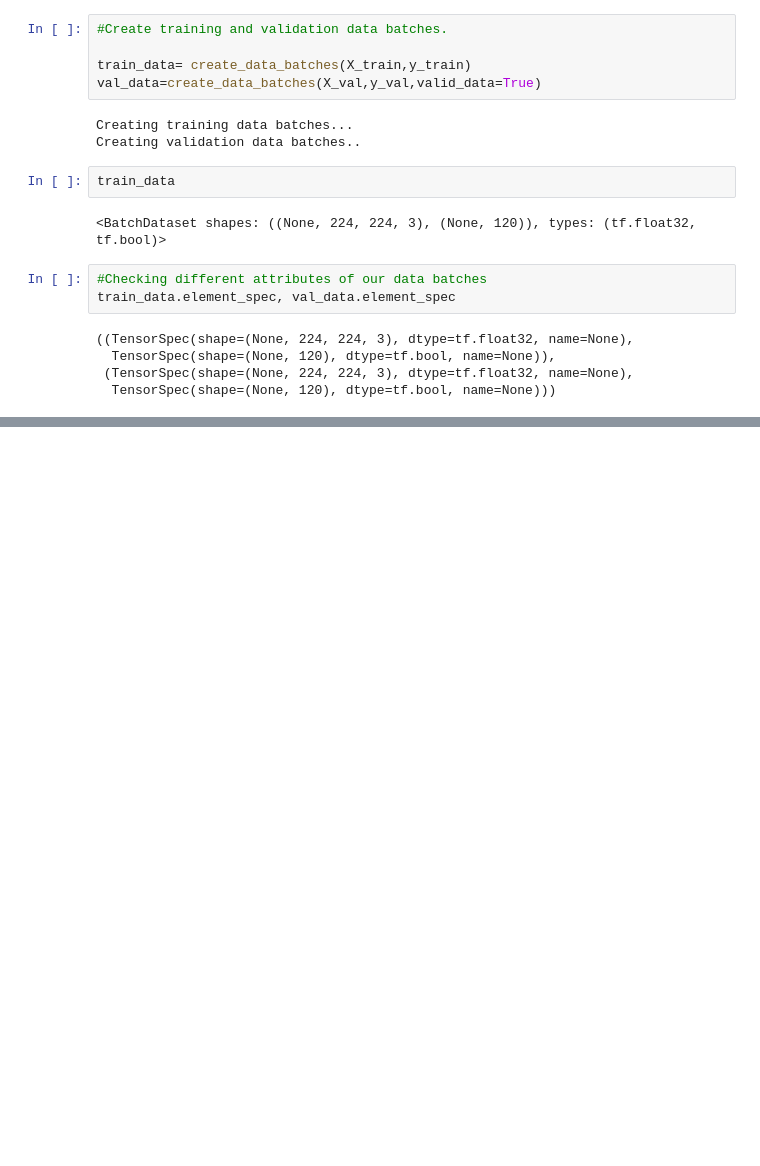
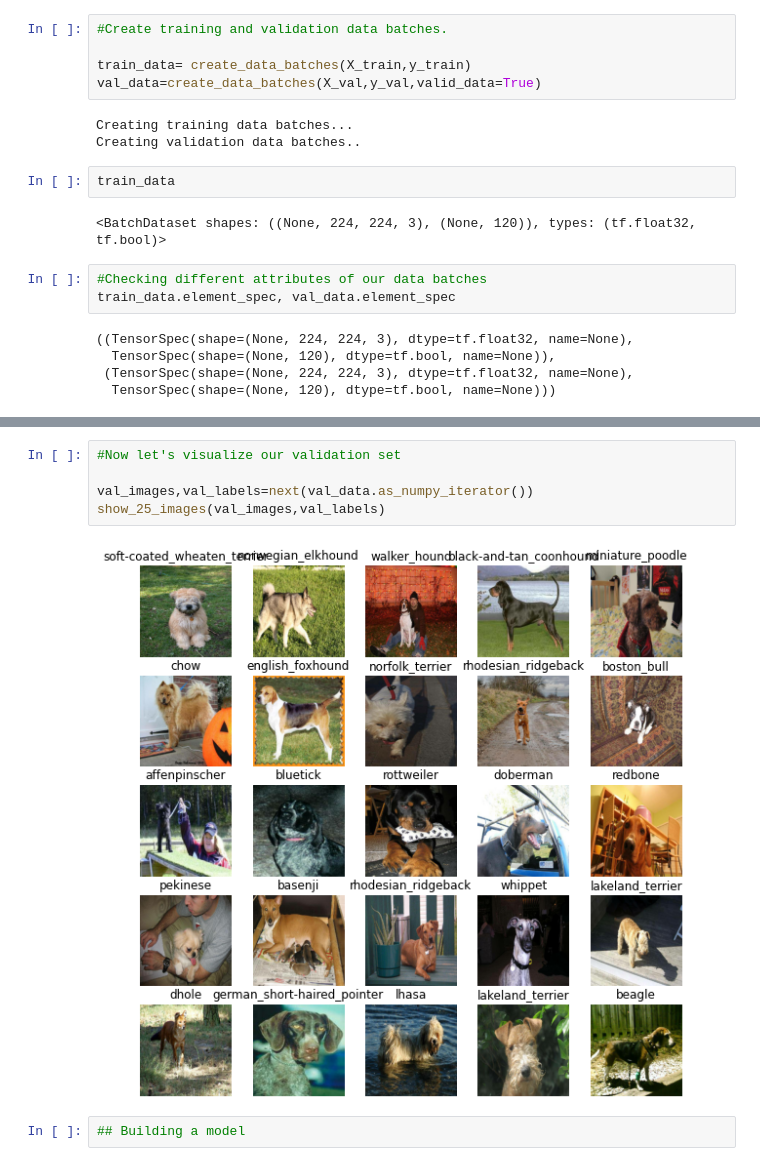
Before and after one commit to puneethramchandra/Dog-Breed-Identification, a Jupyter notebook: end_to_end_dog_indentification.ipynb, the cells around one changed output, grey strips where cells are left out. Cells and saved outputs as stored; diff of their text form; blank space fills up the shorter version.

```diff
--- a/end_to_end_dog_indentification.ipynb
+++ b/end_to_end_dog_indentification.ipynb
@@ -427,0 +459,9 @@ train_data.element_spec, val_data.element_spec
+# %%
+#Now let's visualize our validation set
+
+val_images,val_labels=next(val_data.as_numpy_iterator())
+show_25_images(val_images,val_labels)
+# %% [output]
+[figure, added]
+# %%
+## Building a model
```
Also changed, not shown: parts of 5 cells of this notebook.
